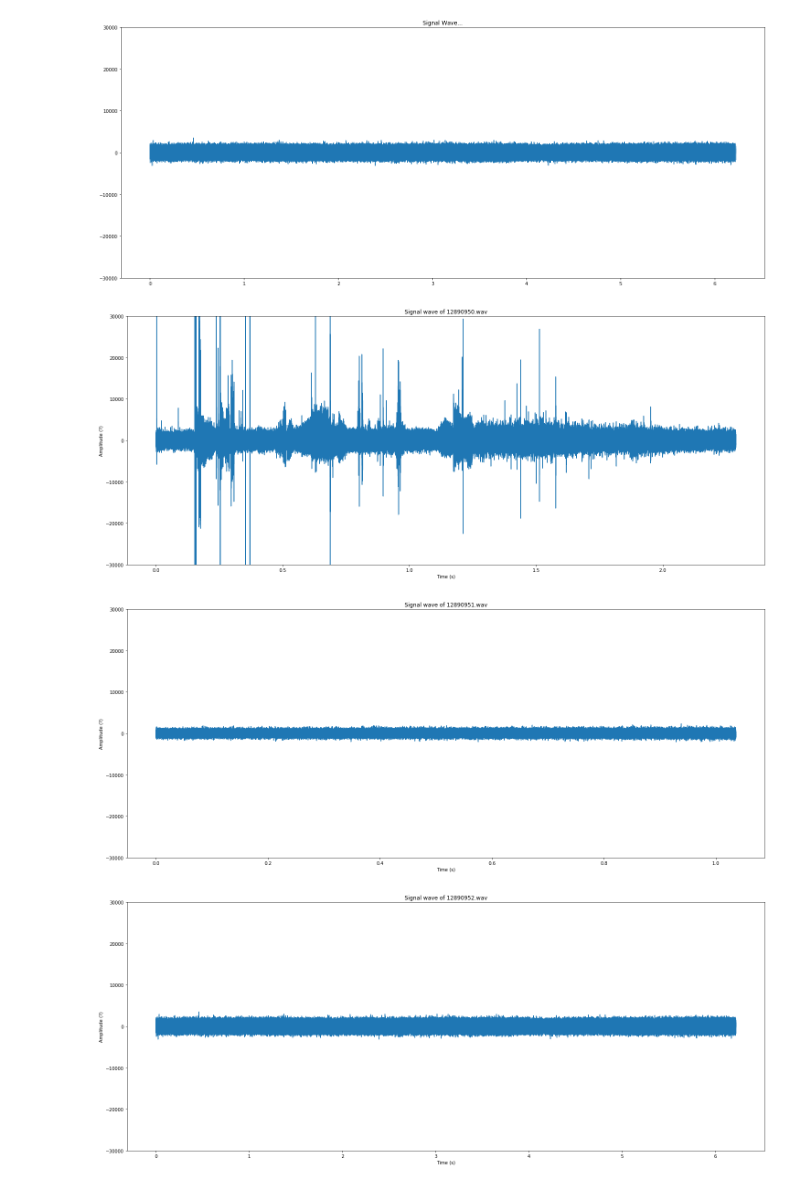
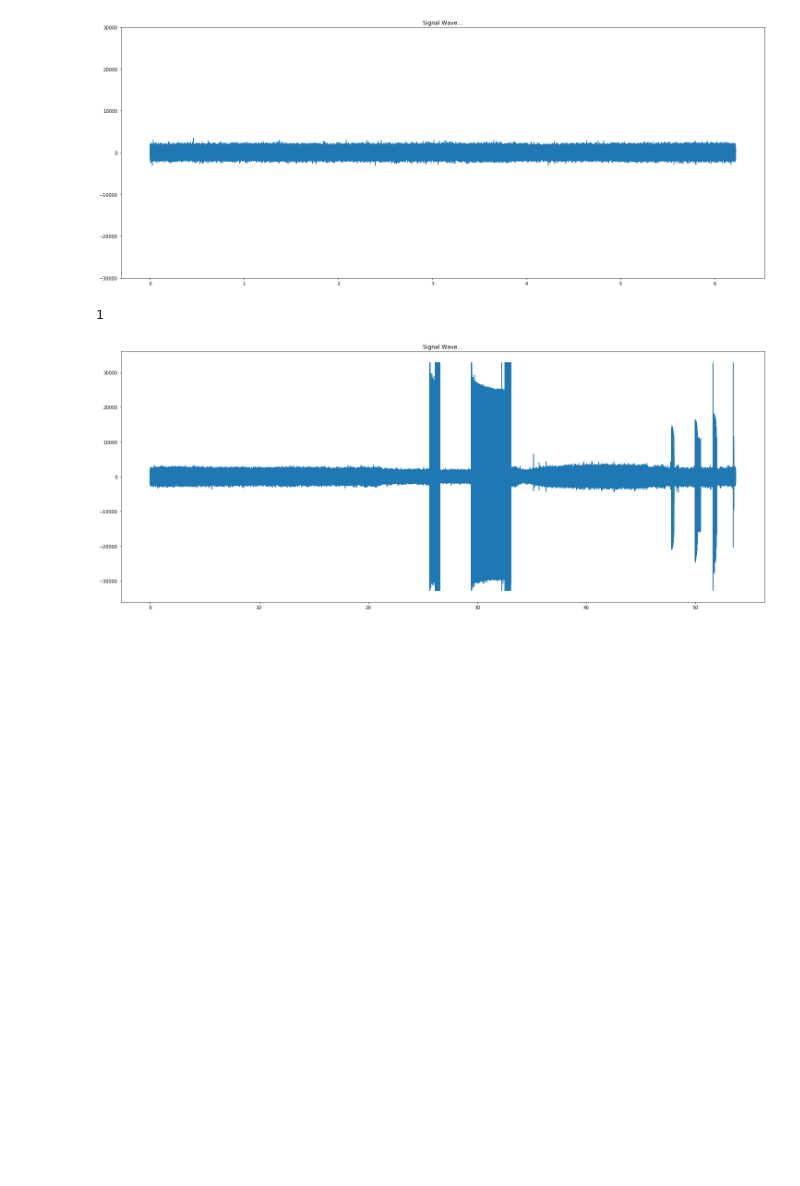
Before and after one commit to DJSaunders1997/Bat-Audio, a Jupyter notebook: Bat Data Exploration.ipynb, the cells around one changed output. Saved outputs shown, nothing was run; the diff lists cells and outputs as text; code cells hidden in the pictures; blank space fills up the shorter version.

Commit message:
new file and plot

```diff
--- a/Bat Data Exploration.ipynb
+++ b/Bat Data Exploration.ipynb
@@ -83,34 +115,28 @@ plt.show()
 1
 [figure]
 # %%
-# Plot first 3 files
-#
+# File 16
+
+spf = wave.open("Wav-and-XML-subsample/12890966.wav", "r")
+
+# Extract Raw Audio from Wav File
+signal = spf.readframes(-1)
+signal = np.fromstring(signal, "Int16")
+fs = spf.getframerate()
 
 
-for file in range(12890950, 12890952+1):
 
-    print()
+print(spf.getnchannels())
+Time = np.linspace(0, len(signal) / fs, num=len(signal))
 
-    spf = wave.open("Wav-and-XML-subsample/{}.wav".format(file), "r")
+plt.figure(figsize=(25,10))
+#plt.ylim((-30000,30000))
+#plt.xlim((0,3))
 
-    # Extract Raw Audio from Wav File
-    signal = spf.readframes(-1)
-    signal = np.fromstring(signal, "Int16")
-    fs = spf.getframerate()
-
-    Time = np.linspace(0, len(signal) / fs, num=len(signal))
-
-    plt.figure(figsize=(25,10))
-    plt.ylim((-30000,30000))
-    #plt.xlim((0,3))
-    plt.ylabel("Amplitude (?)")
-    plt.xlabel("Time (s)")
-
-    plt.figure(1)
-    plt.title('Signal wave of {}.wav'.format(file))
-    plt.plot(Time, signal)
-    plt.show()
+plt.figure(1)
+plt.title("Signal Wave...")
+plt.plot(Time, signal)
+plt.show()
 # %% [output]
+1
-[figure, old version]
+[figure, new version]
-[figure, removed]
-[figure, removed]
```
Also changed, not shown: parts of 1 cell of this notebook, 2 other files.
